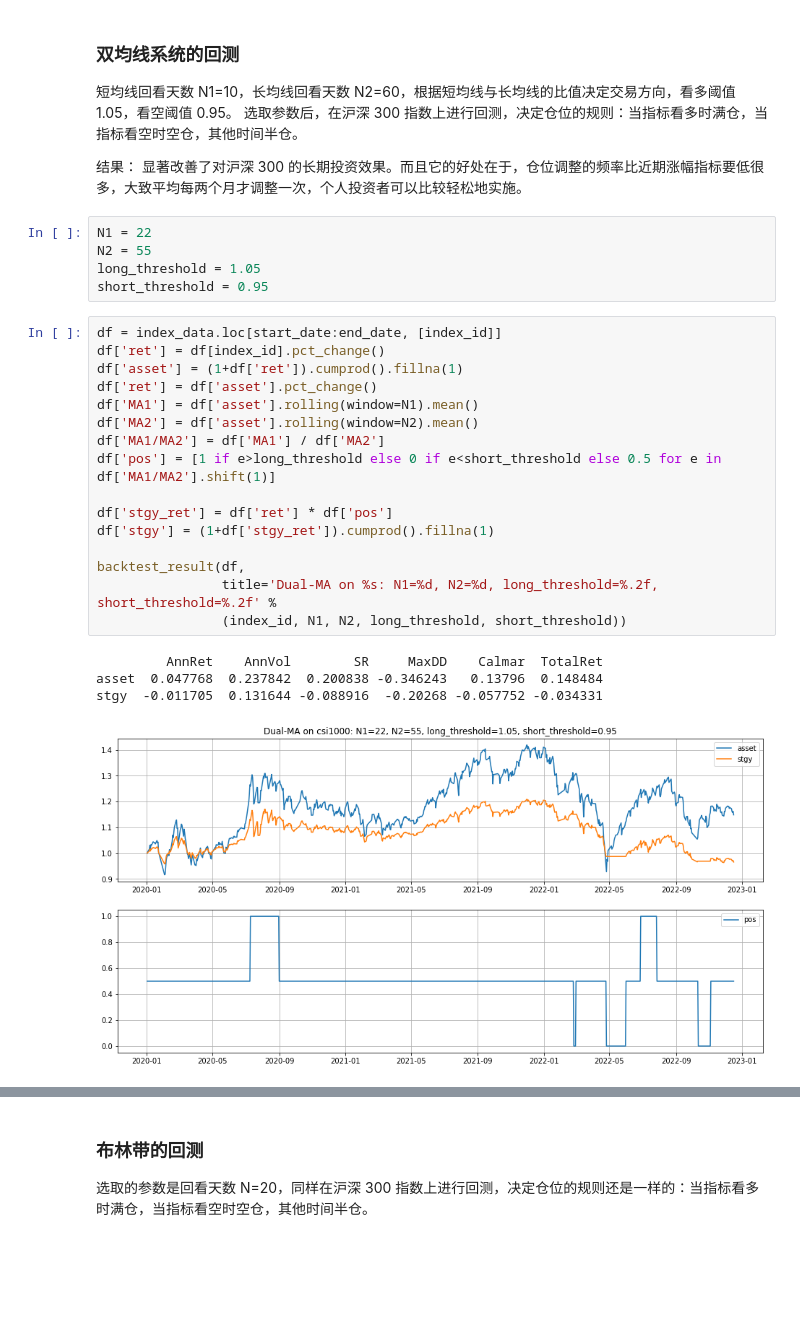
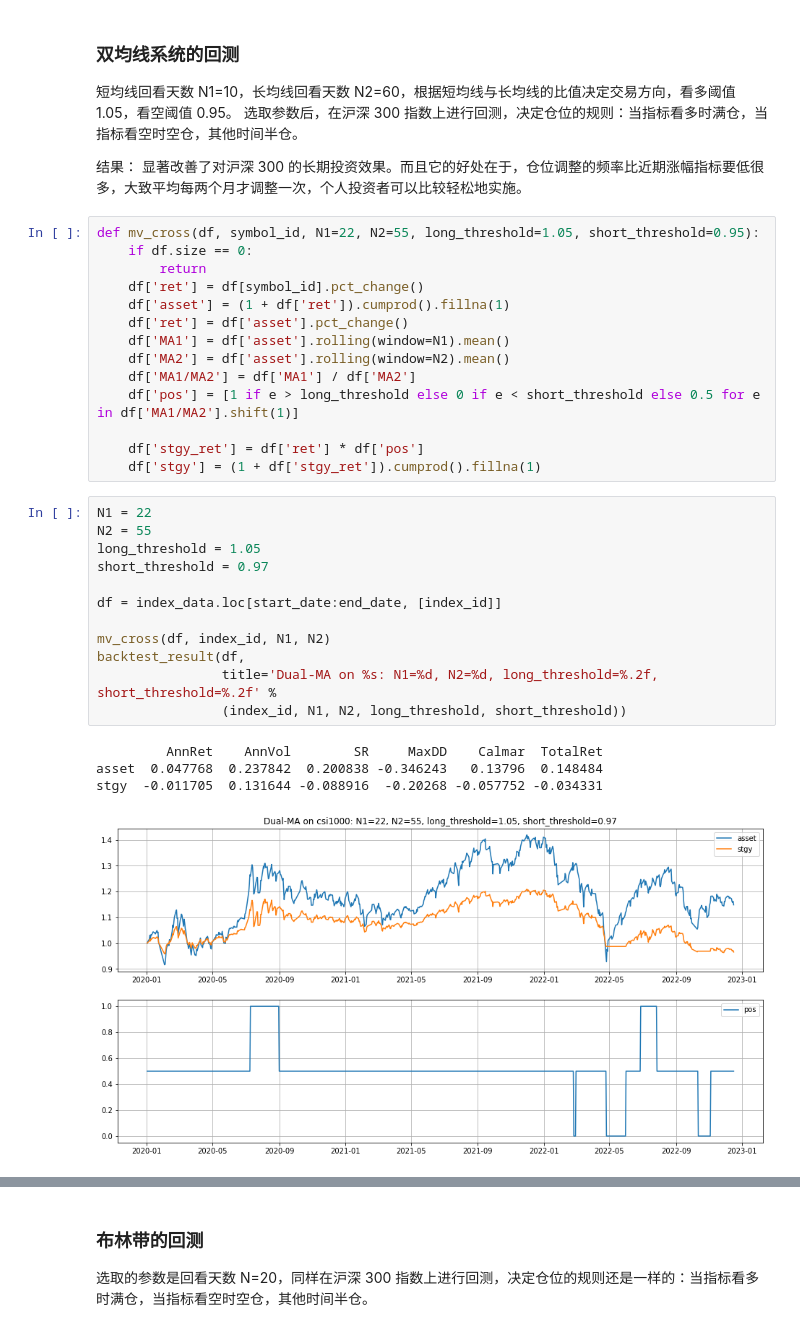
Before and after one commit to hdouhua/pick-up-python, a Jupyter notebook: inv/strategy/trend-strategy.ipynb, the cells around one changed output, grey strips where cells are left out. Saved outputs shown, nothing was run; the diff lists cells and outputs as text; blank space fills up the shorter version.

```diff
--- a/inv/strategy/trend-strategy.ipynb
+++ b/inv/strategy/trend-strategy.ipynb
@@ -69,29 +100,34 @@ stgy   0.056345  0.136152  0.413837 -0.153611  0.366801  0.176604
 
 结果：
 显著改善了对沪深 300 的长期投资效果。而且它的好处在于，仓位调整的频率比近期涨幅指标要低很多，大致平均每两个月才调整一次，个人投资者可以比较轻松地实施。
-# %%
-N1 = 22
-N2 = 55
-long_threshold = 1.05
-short_threshold = 0.95
 # %%
-df = index_data.loc[start_date:end_date, [index_id]]
-df['ret'] = df[index_id].pct_change()
-df['asset'] = (1+df['ret']).cumprod().fillna(1)
-df['ret'] = df['asset'].pct_change()
-df['MA1'] = df['asset'].rolling(window=N1).mean()
-df['MA2'] = df['asset'].rolling(window=N2).mean()
-df['MA1/MA2'] = df['MA1'] / df['MA2']
-df['pos'] = [1 if e>long_threshold else 0 if e<short_threshold else 0.5 for e in df['MA1/MA2'].shift(1)]
+def mv_cross(df, symbol_id, N1=22, N2=55, long_threshold=1.05, short_threshold=0.95):
+    if df.size == 0:
+        return
+    df['ret'] = df[symbol_id].pct_change()
+    df['asset'] = (1 + df['ret']).cumprod().fillna(1)
+    df['ret'] = df['asset'].pct_change()
+    df['MA1'] = df['asset'].rolling(window=N1).mean()
+    df['MA2'] = df['asset'].rolling(window=N2).mean()
+    df['MA1/MA2'] = df['MA1'] / df['MA2']
+    df['pos'] = [1 if e > long_threshold else 0 if e < short_threshold else 0.5 for e in df['MA1/MA2'].shift(1)]
 
-df['stgy_ret'] = df['ret'] * df['pos']
-df['stgy'] = (1+df['stgy_ret']).cumprod().fillna(1)
-
-backtest_result(df,
-                title='Dual-MA on %s: N1=%d, N2=%d, long_threshold=%.2f, short_threshold=%.2f' %
-                (index_id, N1, N2, long_threshold, short_threshold))
+    df['stgy_ret'] = df['ret'] * df['pos']
+    df['stgy'] = (1 + df['stgy_ret']).cumprod().fillna(1)
-# %% [output]
-         AnnRet    AnnVol        SR     MaxDD    Calmar  TotalRet
-asset  0.047768  0.237842  0.200838 -0.346243   0.13796  0.148484
-stgy  -0.011705  0.131644 -0.088916  -0.20268 -0.057752 -0.034331
-[figure, removed]
+# %%
+N1 = 22
+N2 = 55
+long_threshold = 1.05
+short_threshold = 0.97
+
+df = index_data.loc[start_date:end_date, [index_id]]
+
+mv_cross(df, index_id, N1, N2)
+backtest_result(df,
+                title='Dual-MA on %s: N1=%d, N2=%d, long_threshold=%.2f, short_threshold=%.2f' %
+                (index_id, N1, N2, long_threshold, short_threshold))
+# %% [output]
+         AnnRet    AnnVol        SR     MaxDD    Calmar  TotalRet
+asset  0.047768  0.237842  0.200838 -0.346243   0.13796  0.148484
+stgy  -0.011705  0.131644 -0.088916  -0.20268 -0.057752 -0.034331
+[figure, added]
```
Also changed, not shown: parts of 13 cells of this notebook, 6 other files.
